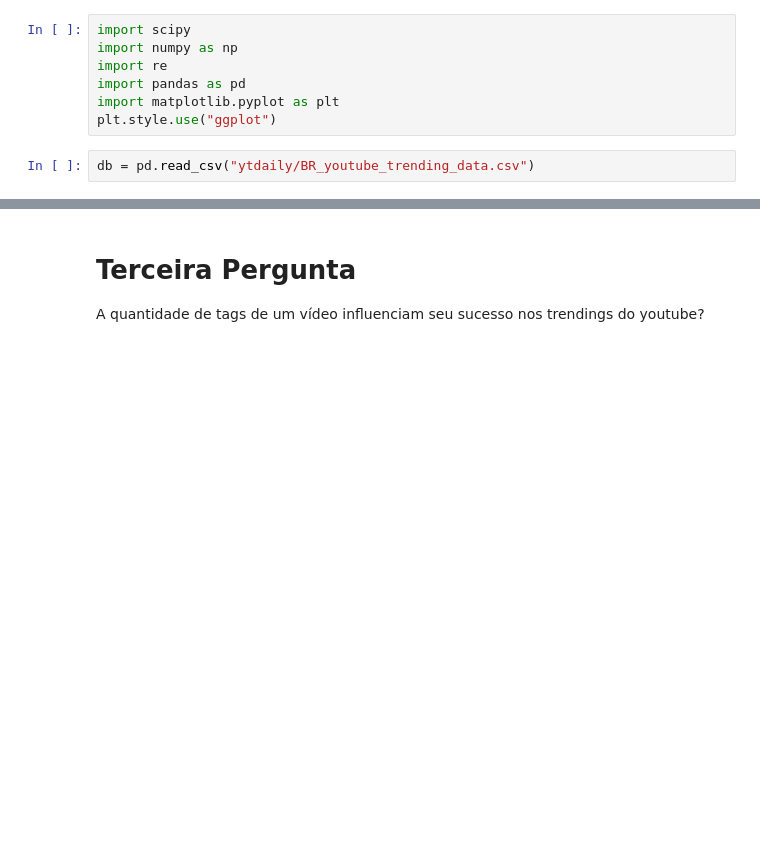
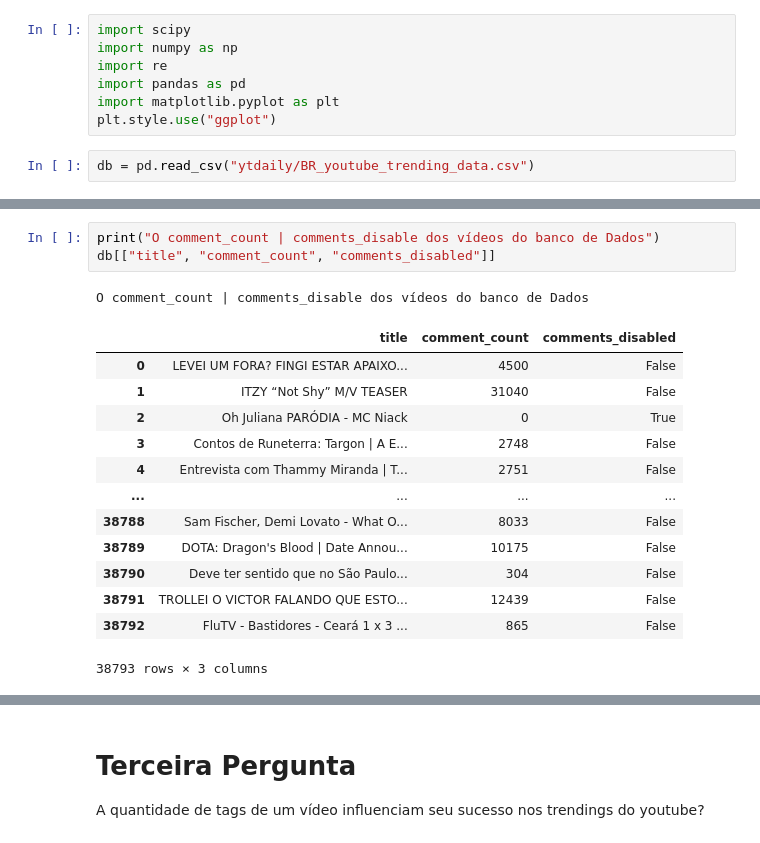
Before and after one commit to caiocaldeira3/ytdaily, a Jupyter notebook: ytdaily.ipynb, the cells around one changed output, grey strips where cells are left out. Drawn from its saved outputs; the diff is of its cells as text; blank space fills up the shorter version.

```diff
--- a/ytdaily.ipynb
+++ b/ytdaily.ipynb
@@ -34,0 +134,18 @@ db
+# %%
+print("O comment_count | comments_disable dos vídeos do banco de Dados")
+db[["title", "comment_count", "comments_disabled"]]
+# %% [output]
+O comment_count | comments_disable dos vídeos do banco de Dados
+|  | title | comment_count | comments_disabled |
+| 0 | LEVEI UM FORA? FINGI ESTAR APAIXO... | 4500 | False |
+| 1 | ITZY “Not Shy” M/V TEASER | 31040 | False |
+| 2 | Oh Juliana PARÓDIA - MC Niack | 0 | True |
+| 3 | Contos de Runeterra: Targon | A E... | 2748 | False |
+| 4 | Entrevista com Thammy Miranda | T... | 2751 | False |
+| ... | ... | ... | ... |
+| 38788 | Sam Fischer, Demi Lovato - What O... | 8033 | False |
+| 38789 | DOTA: Dragon's Blood | Date Annou... | 10175 | False |
+| 38790 | Deve ter sentido que no São Paulo... | 304 | False |
+| 38791 | TROLLEI O VICTOR FALANDO QUE ESTO... | 12439 | False |
+| 38792 | FluTV - Bastidores - Ceará 1 x 3 ... | 865 | False |
+38793 rows × 3 columns
```
Also changed, not shown: parts of 22 cells of this notebook.
